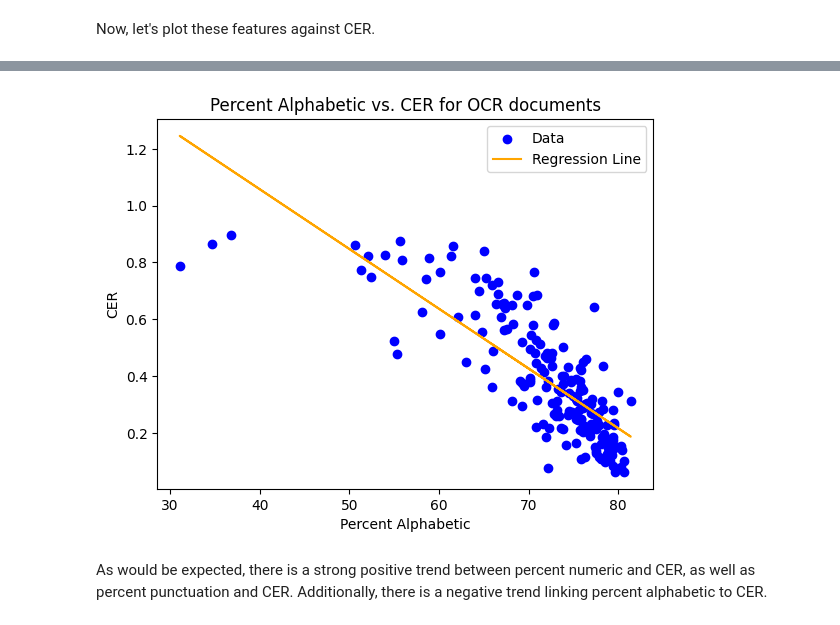
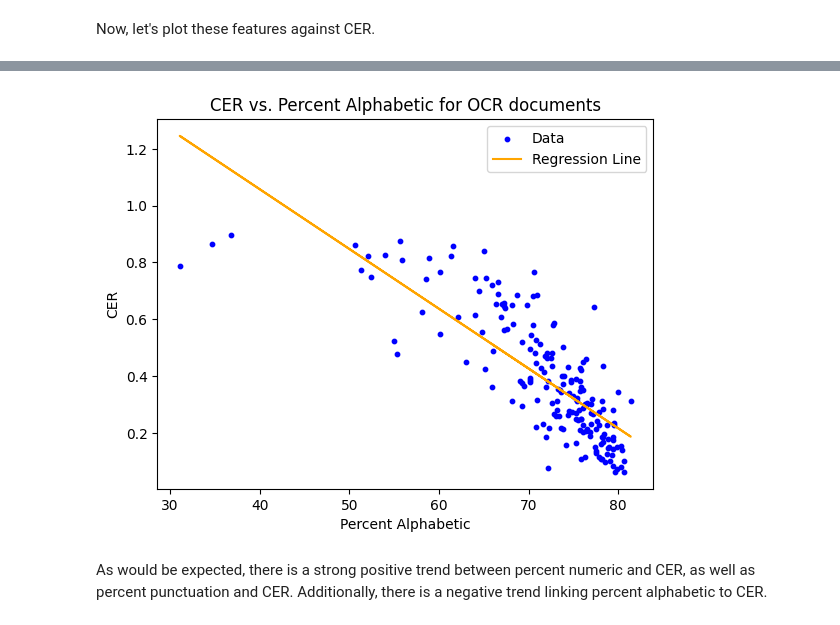
Before and after one commit to larakaracasu/HL-Spring-24, a Jupyter notebook: analyses/alphanumeric_features_eda.ipynb, the cells around one changed output, grey strips where cells are left out. Cells and saved outputs as stored; diff of their text form; code cells hidden in the pictures.

```diff
--- a/analyses/alphanumeric_features_eda.ipynb
+++ b/analyses/alphanumeric_features_eda.ipynb
@@ -198,14 +197,14 @@ Covariance Type:            nonrobust
 Notes:
 [1] Standard Errors assume that the covariance matrix of the errors is correctly specified.
 # %%
-plt.scatter(X, Y, color='blue', label='Data')
+plt.scatter(X, Y, color='blue', label='Data', s=10)
 plt.plot(X, model_alpha.predict(X_const), color='orange', label='Regression Line')
 plt.xlabel('Percent Alphabetic')
 plt.ylabel('CER')
-plt.title('Percent Alphabetic vs. CER for OCR documents')
+plt.title('CER vs. Percent Alphabetic for OCR documents')
 plt.legend();
 # %% [output]
-[figure, old version]
+[figure, new version]
 # %% [markdown]
 As would be expected, there is a strong positive trend between percent numeric and CER, as well as percent punctuation and CER. Additionally, there is a negative trend linking percent alphabetic to CER.
 # %% [markdown]
```
Also changed, not shown: parts of 5 cells of this notebook, 44 other files.
